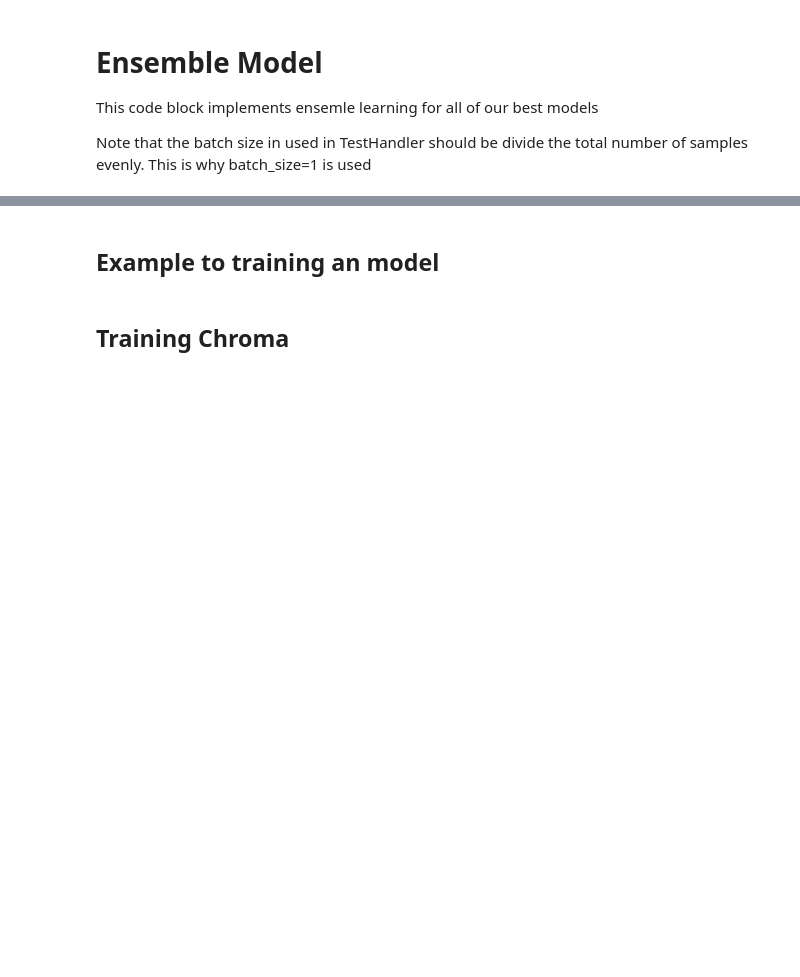
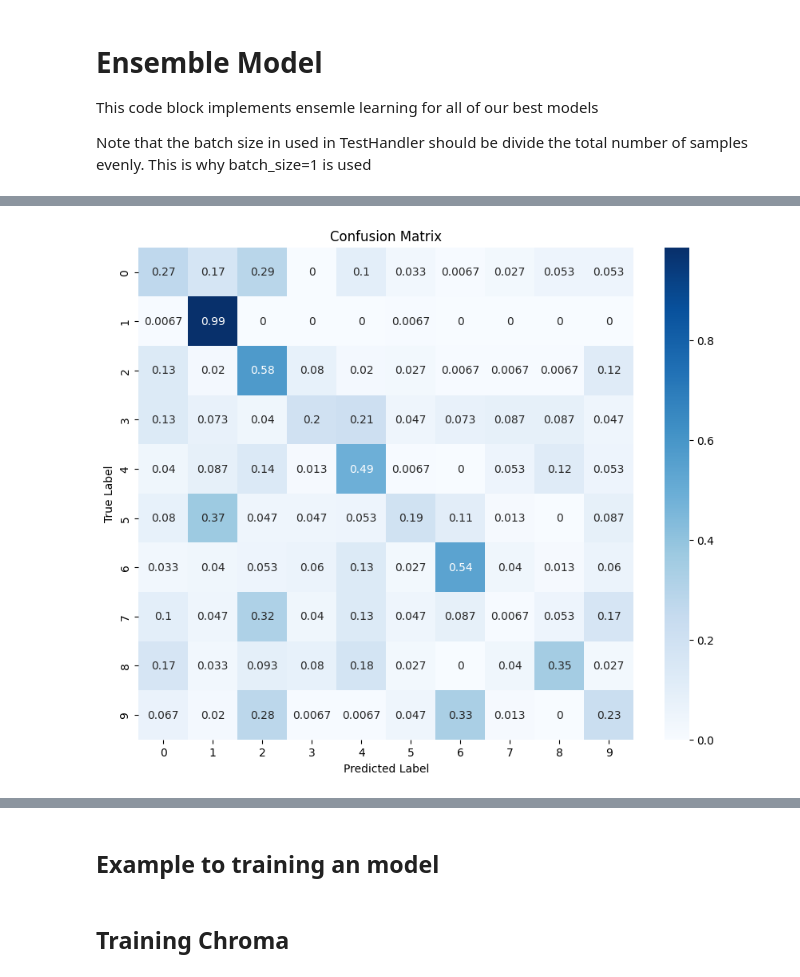
Before and after one commit to terryluan12/Genrify, a Jupyter notebook: src/genrify.ipynb, the cells around one changed output, grey strips where cells are left out. Cells and saved outputs as stored; diff of their text form; code cells hidden in the pictures; blank space fills up the shorter version.

```diff
--- a/src/genrify.ipynb
+++ b/src/genrify.ipynb
@@ -70,0 +113,15 @@ print("Test Accuracy:", ensemble.full_model([test_handler.spec_test_loader,test_
+# %%
+import numpy as np
+import seaborn as sns
+import matplotlib.pyplot as plt
+%matplotlib inline
+classes = range(10)
+confusion_matrix = np.loadtxt("/content/Genrify/src/datasources/full_model_confusion_matirx.csv")
+plt.figure(figsize=(10, 8))
+sns.heatmap(confusion_matrix, annot=True, cmap=plt.cm.Blues, xticklabels=classes, yticklabels=classes)
+plt.xlabel("Predicted Label")
+plt.ylabel("True Label")
+plt.title("Confusion Matrix")
+plt.show()
+# %% [output]
+[figure, added]
```
Also changed, not shown: parts of 9 cells of this notebook.
